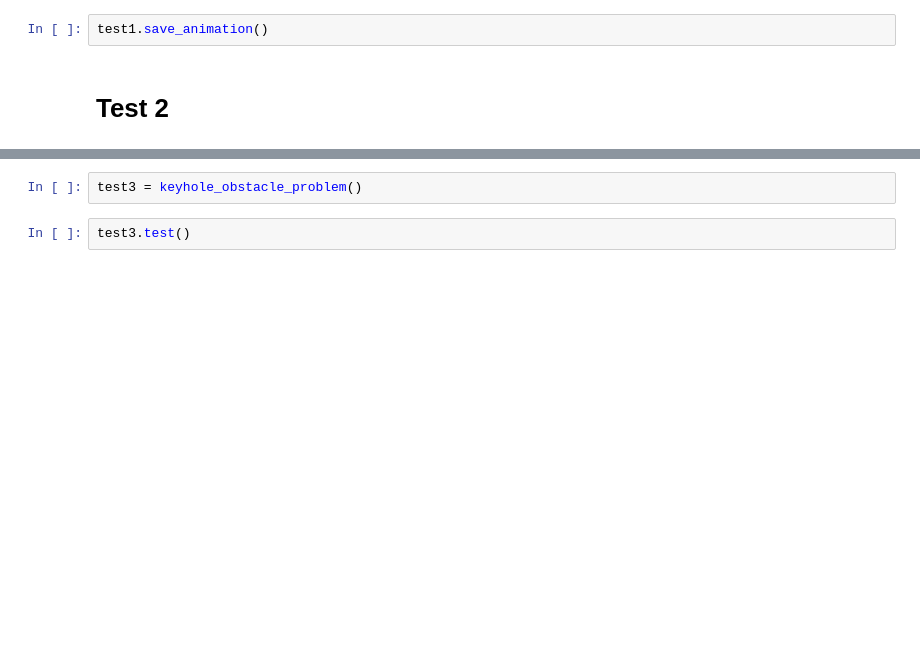
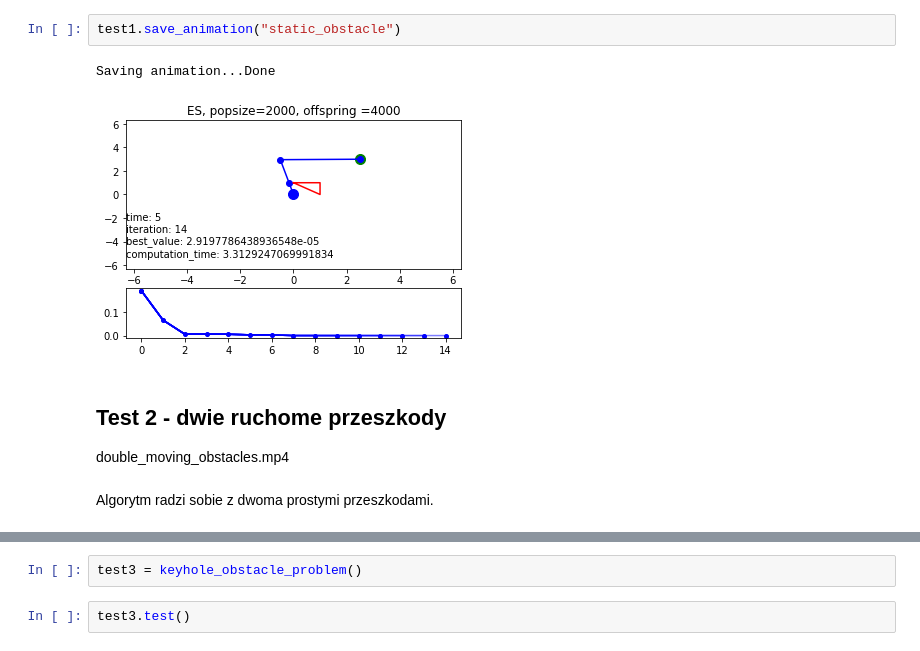
Before and after one commit to mfirgo/EAproject-reverse_kinematics, a Jupyter notebook: test_cases.ipynb, the cells around one changed output, grey strips where cells are left out. Drawn from its saved outputs; the diff is of its cells as text; blank space fills up the shorter version.

```diff
--- a/test_cases.ipynb
+++ b/test_cases.ipynb
@@ -10,7 +70,13 @@ test1.print_plots()
 # %%
-test1.save_animation()
+test1.save_animation("static_obstacle")
+# %% [output]
+Saving animation...Done
+[figure, added]
 # %% [markdown]
-# Test 2
+## Test 2 - dwie ruchome przeszkody
+double_moving_obstacles.mp4
+# %% [markdown]
+Algorytm radzi sobie z dwoma prostymi przeszkodami.
 # %%
 test2 = double_moving_obstacles()
 test2.test()
```
Also changed, not shown: parts of 55 cells of this notebook, 7 other files.
